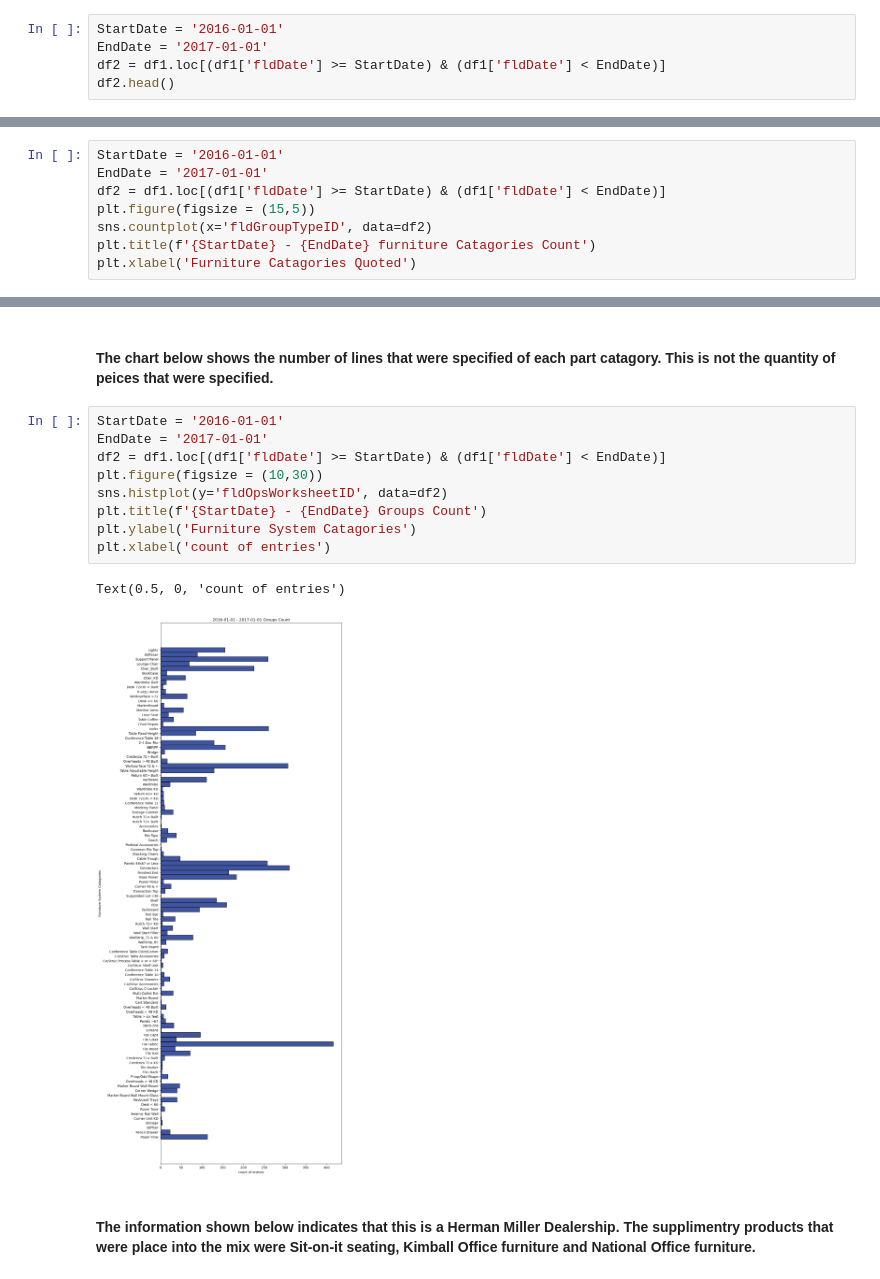
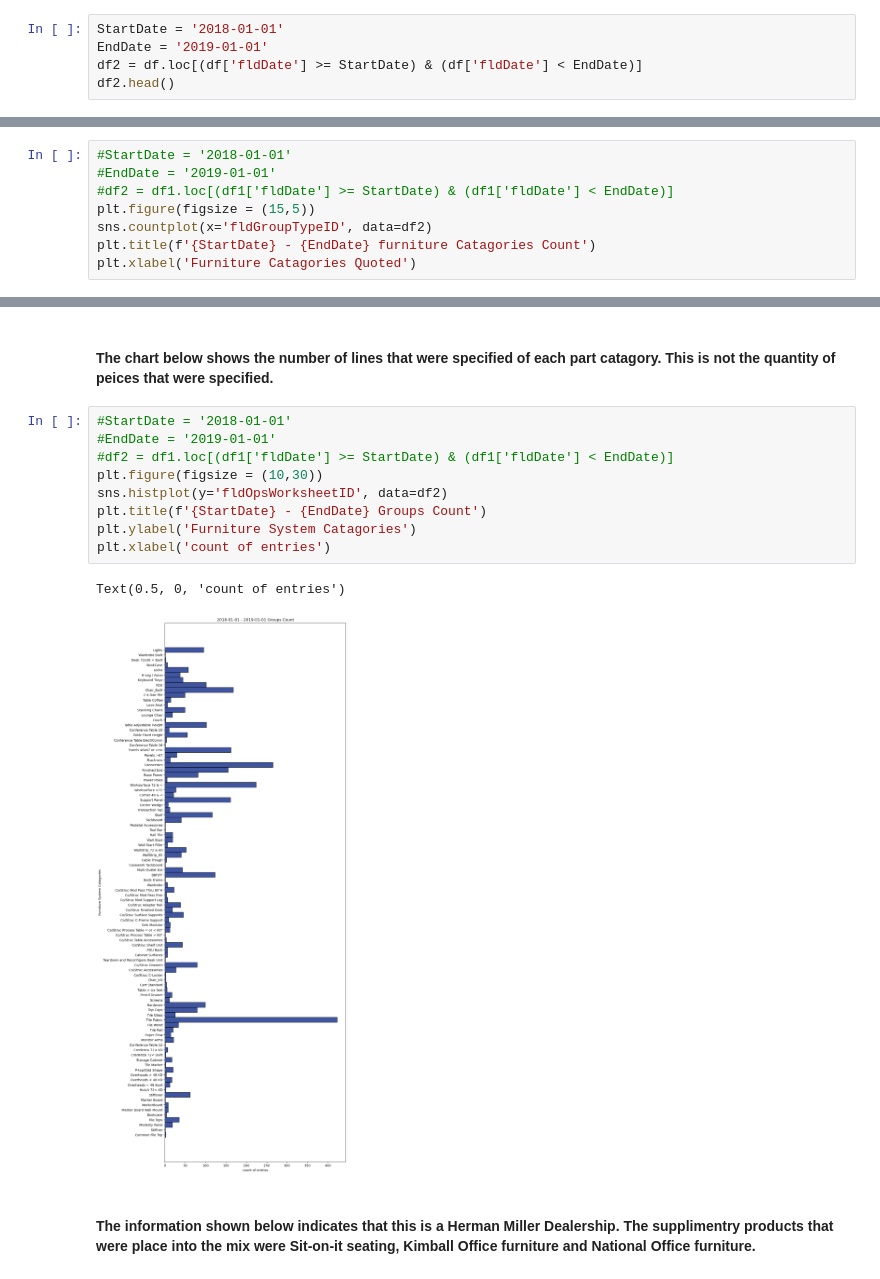
Before and after one commit to Alum-Truetime/OHMS_Data_Analysis, a Jupyter notebook: OHMS_Python/Capstone_Data_Analysis.ipynb, the cells around one changed output, grey strips where cells are left out. Cells and saved outputs as stored; diff of their text form.

```diff
--- a/OHMS_Python/Capstone_Data_Analysis.ipynb
+++ b/OHMS_Python/Capstone_Data_Analysis.ipynb
@@ -39,6 +31,6 @@ df1.head()
 # %%
-StartDate = '2016-01-01'
-EndDate = '2017-01-01'
-df2 = df1.loc[(df1['fldDate'] >= StartDate) & (df1['fldDate'] < EndDate)]
+StartDate = '2018-01-01'
+EndDate = '2019-01-01'
+df2 = df.loc[(df['fldDate'] >= StartDate) & (df['fldDate'] < EndDate)]
 df2.head()
 # %% [output]
@@ -66,9 +63,9 @@ memory usage: 244.6+ KB
 # %% [markdown]
 #### These are the General Furniture Catagories that were quoted with the OHMS Calculator.
 # %%
-StartDate = '2016-01-01'
-EndDate = '2017-01-01'
-df2 = df1.loc[(df1['fldDate'] >= StartDate) & (df1['fldDate'] < EndDate)]
+#StartDate = '2018-01-01'
+#EndDate = '2019-01-01'
+#df2 = df1.loc[(df1['fldDate'] >= StartDate) & (df1['fldDate'] < EndDate)]
 plt.figure(figsize = (15,5))
 sns.countplot(x='fldGroupTypeID', data=df2)
 plt.title(f'{StartDate} - {EndDate} furniture Catagories Count')
@@ -79,17 +76,17 @@ Text(0.5, 0, 'Furniture Catagories Quoted')
 # %% [markdown]
 #### The chart below shows the number of lines that were specified of each part catagory. This is not the quantity of peices that were specified.
 # %%
-StartDate = '2016-01-01'
-EndDate = '2017-01-01'
-df2 = df1.loc[(df1['fldDate'] >= StartDate) & (df1['fldDate'] < EndDate)]
+#StartDate = '2018-01-01'
+#EndDate = '2019-01-01'
+#df2 = df1.loc[(df1['fldDate'] >= StartDate) & (df1['fldDate'] < EndDate)]
 plt.figure(figsize = (10,30))
 sns.histplot(y='fldOpsWorksheetID', data=df2)
 plt.title(f'{StartDate} - {EndDate} Groups Count')
 plt.ylabel('Furniture System Catagories')
 plt.xlabel('count of entries')
 # %% [output]
 Text(0.5, 0, 'count of entries')
-[figure, old version]
+[figure, new version]
 # %% [markdown]
 #### The information shown below indicates that this is a Herman Miller Dealership. The supplimentry products that were place into the mix were Sit-on-it seating, Kimball Office furniture and National Office furniture.
 # %%
```
Also changed, not shown: parts of 11 cells of this notebook.
